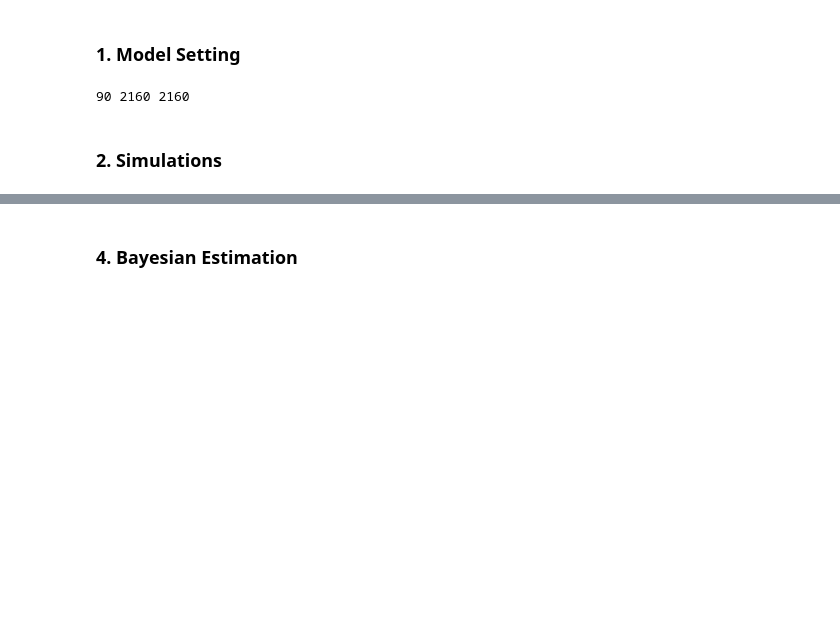
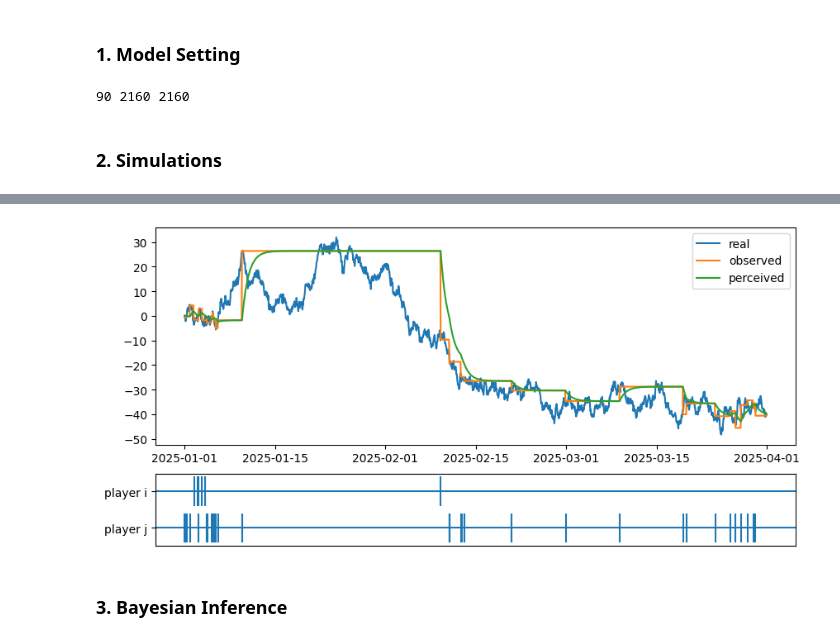
Before and after one commit to zhuanglinsheng/kaggle-contest-design, a Jupyter notebook: Synthetic_Data.ipynb, the cells around one changed output, grey strips where cells are left out. Drawn from its saved outputs; the diff is of its cells as text; code cells hidden in the pictures; blank space fills up the shorter version.

```diff
--- a/Synthetic_Data.ipynb
+++ b/Synthetic_Data.ipynb
@@ -122,2 +85,46 @@ ax = nhpp.plot_poisson_events(ax, submit_events_j, vline_width=0.002)
+# %%
+def plot_ts_events(
+		time_grids: Sequence[datetime] | npt.NDArray[np.datetime64],
+		ts: dict[str, Sequence | npt.NDArray],
+		events: dict[str, Sequence | npt.NDArray],
+		*,
+		figsize=(10, 5),
+		height_ratios=[3, 1],
+):
+	fig, (ax_main, ax_events) = plt.subplots(
+		nrows=2, ncols=1, figsize=figsize, height_ratios=height_ratios
+	)
+	# plot time series
+	for ts_key, ts_val in ts.items():
+		ax_main.plot(time_grids, ts_val, label=ts_key)
+	ax_main.legend()
+	xrange = ax_main.get_xlim()
+	# plot events
+	event_height = 0.2
+	ytick = 0
+	yticks = []
+	yticklabels = []
+	for event_key, event_val in events.items():
+		yticks.append(ytick)
+		yticklabels.append(event_key)
+		ax_events.hlines(y=ytick, xmin=xrange[0], xmax=xrange[1])
+		ax_events.vlines(x=event_val, ymin=ytick - event_height, ymax=ytick + event_height)
+		ytick -= 2.5 * event_height
+	ax_events.set_xlim(xrange)
+	ax_events.get_xaxis().set_visible(False)
+	ax_events.set_yticks(yticks)
+	ax_events.set_yticklabels(yticklabels)
+	return fig, ax_main, ax_events
+# %%
+fig, _, _ = plot_ts_events(time_grids, {
+			'real': real_gap_dynamic,
+			'observed': observed_gap_dynamic,
+			'perceived': perceived_gap_dynamic,
+		}, {
+			'player i': i_submission_events,
+			'player j': j_submission_events,
+	})
+# %% [output]
+[figure, added]
 # %% [markdown]
-### 4. Bayesian Estimation
+### 3. Bayesian Inference
```
Also changed, not shown: parts of 14 cells of this notebook, 5 other files.
